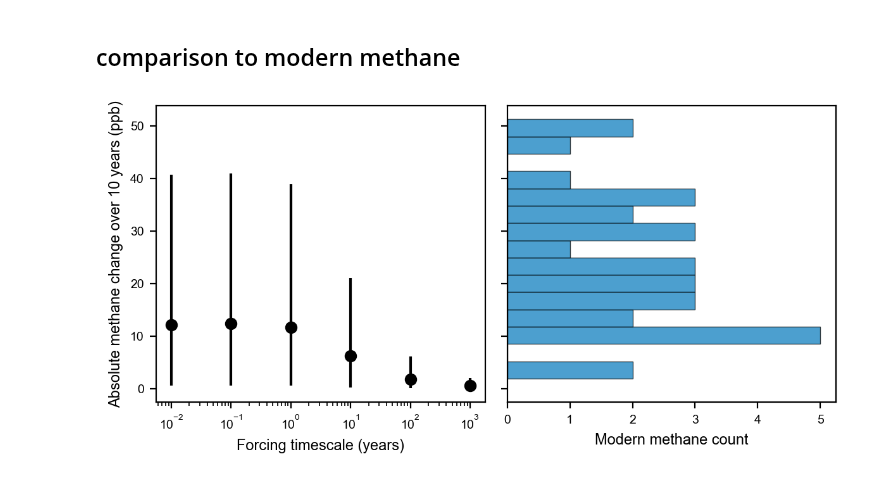
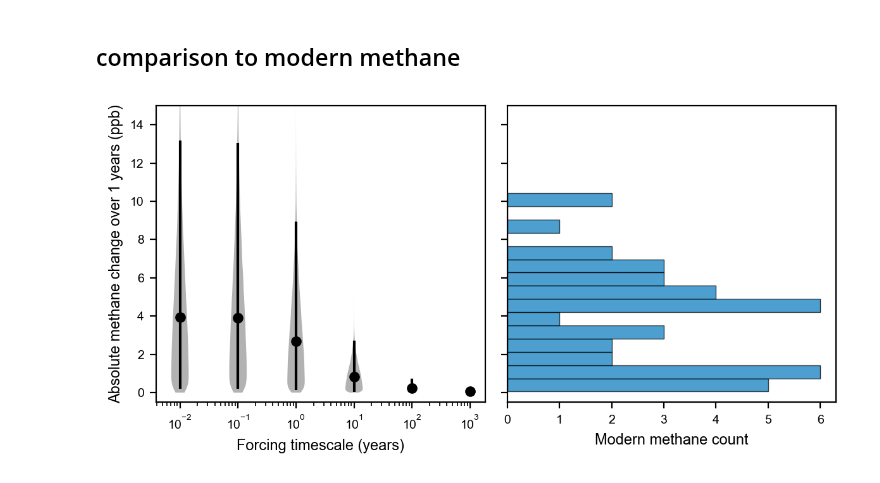
Before and after one commit to ericjmei/methane_noise_forcing, a Jupyter notebook: notebooks/annual_growth_rate.ipynb, the cells around one changed output. Drawn from its saved outputs; the diff is of its cells as text; code cells hidden in the pictures.

```diff
--- a/notebooks/annual_growth_rate.ipynb
+++ b/notebooks/annual_growth_rate.ipynb
@@ -243,21 +244,20 @@ two_timescale_noise = simulate_multiple_realizations(
 # %%
 ## average to annual resolution, then calculate growth over some lag
 dt_annual = 1.0
-change_interval = 10
-lag = int(change_interval / dt_annual)
+change_interval = 1
 
 two_timescale_noise_annual = average_to_resolution(two_timescale_noise, resolution=dt_annual, time_dim="time")
 
 # lagged difference: x[t] - x[t-lag]
-noise_change = two_timescale_noise_annual - two_timescale_noise_annual.shift(time=lag)
+noise_change = two_timescale_noise_annual - two_timescale_noise_annual.shift(time=change_interval)
 # drop the leading NaNs introduced by the shift
-noise_change = noise_change.isel(time=slice(lag, None))
+noise_change = noise_change.isel(time=slice(change_interval, None))
 
 noise_change_abs = np.abs(noise_change)
 
 # validation
 ch4_annual_slice = two_timescale_noise_annual.ch4.isel(ensemble=0, forcing_timescale=0).values
-ch4_change_direct = ch4_annual_slice[lag:] - ch4_annual_slice[:-lag]
+ch4_change_direct = ch4_annual_slice[change_interval:] - ch4_annual_slice[:-change_interval]
 np.allclose(noise_change.ch4.isel(ensemble=0, forcing_timescale=0).values, ch4_change_direct)
 # %% [output]
 True
@@ -337,49 +357,107 @@ plt.tight_layout()
 # load obs
 data_dir = Path(cfg.paths.observations_cultivated)
 obs_modern = pd.read_csv(data_dir / "ch4_modern_detrended.csv")
-obs_modern["ch4_change_detrended"] = obs_modern["ch4_detrended"].diff(periods=lag)
+obs_modern["ch4_change_detrended"] = obs_modern["ch4_detrended"].diff(periods=change_interval)
 obs_modern["ch4_change_detrended_abs"] = np.abs(obs_modern["ch4_change_detrended"])
+
+obs_modern_monthly = pd.read_csv(data_dir / "ch4_modern_monthly_detrended.csv")
+obs_modern_monthly["ch4_change_detrended"] = obs_modern_monthly["ch4_anomaly"].diff(periods=change_interval_months)
+obs_modern_monthly["ch4_change_detrended_abs"] = np.abs(obs_modern_monthly["ch4_change_detrended"])
 # %%
-# plot change in methane over some interval against observed histogram
+# plot change in methane over some interval against observed histogram (annual)
 fig, axs = plt.subplots(1, 2, figsize=(fig_width_options["two_column_large"]-1, 3), sharey=True)
+ylim = (-0.5, 15)
 axs = axs.flatten()
 
-# first panel same as above
+# first panel same as above, but with violin plots
+violin_width = 0.7  # adjust this to change violin width
+density_points = 256
+width_decades = 0.15   # controls violin half-width in log10 space
+alpha_fill = 0.3
+# prepare data for violin plots
+violin_data = []
+violin_positions = []
 for timescale in timescales:
+    data = noise_change_abs.ch4.sel(forcing_timescale=timescale).values.flatten() # remove any NaN values
+    data = data[~np.isnan(data)]
+    violin_data.append(data)
+    violin_positions.append(timescale)
+for x0, timescale in zip(violin_positions, timescales):
+    data = noise_change_abs.ch4.sel(forcing_timescale=timescale).values.ravel()
+    data = data[~np.isnan(data)]
+    if data.size == 0:
+        continue
+
+    # Data support (clip range)
+    dmin, dmax = np.min(data), np.max(data)
+
+    # KDE fit
+    kde = gaussian_kde(data)
+
+    # y-grid clipped to [dmin, dmax]
+    y = np.linspace(dmin, dmax, density_points)
+    v = kde(y)
+
+    # normalize density to [0, 1]
+    v = v / v.max()
+
+    # Convert density to symmetric half-width in decades
+    half_width_decades = width_decades * v
+    m = 10.0 ** half_width_decades
+
+    # Symmetric envelopes in log space
+    x_left = x0 / m
+    x_right = x0 * m
+
+    # Clip to plotting range
+    x_left = np.clip(x_left, xlim[0], xlim[1])
+    x_right = np.clip(x_right, xlim[0], xlim[1])
+
+    # Draw violin
+    axs[0].fill_betweenx(
+        y, x_left, x_right,
+        facecolor='black', edgecolor='none',
+        alpha=alpha_fill
+    )
+
+    # Overlay error bars (median + CI)
     mean, ci_lower, ci_upper = calculate_mean_and_ci(
         noise_change_abs.ch4.sel(forcing_timescale=timescale),
-        dim=["ensemble", "time"],
+        dim=["ensemble", "time"]
     )
     median = noise_change_abs.ch4.sel(forcing_timescale=timescale).median(dim=["ensemble", "time"])
+
     axs[0].errorbar(
-        timescale,
-        median,
-        yerr=[[median - ci_lower], [ci_upper - median]],
+        x0,
+        float(median),
+        yerr=[[float(median - ci_lower)], [float(ci_upper - median)]],
         fmt='o',
-        label=f"τ={timescale} yr",
-        color='k'
+        markersize=5,
+        color='k',
+        zorder=10,
     )
 axs[0].set_xscale('log')
 axs[0].set_xlabel("Forcing timescale (years)")
 axs[0].set_ylabel(f"Absolute methane change over {change_interval} years (ppb)")
+axs[0].set_ylim(ylim)
 
 # plot histogram of observed changes
 obs_modern["ch4_change_detrended_abs"].hist(
     ax=axs[1],
     bins=15,
     density=False,
     alpha=0.7,
     orientation="horizontal",
     color=colors_vibrant["blue"],
     edgecolor='k',
     linewidth=0.5,
 )
 axs[1].grid(False)
 axs[1].set_xlabel("Modern methane count")
 
 plt.tight_layout()
 # %% [output]
-[figure, old version]
+[figure, new version]
 # %%
 ## plot histograms
 #  2 columns, floor(len(timescales)/2) rows
```
Also changed, not shown: parts of 8 cells of this notebook, 6 other files.
